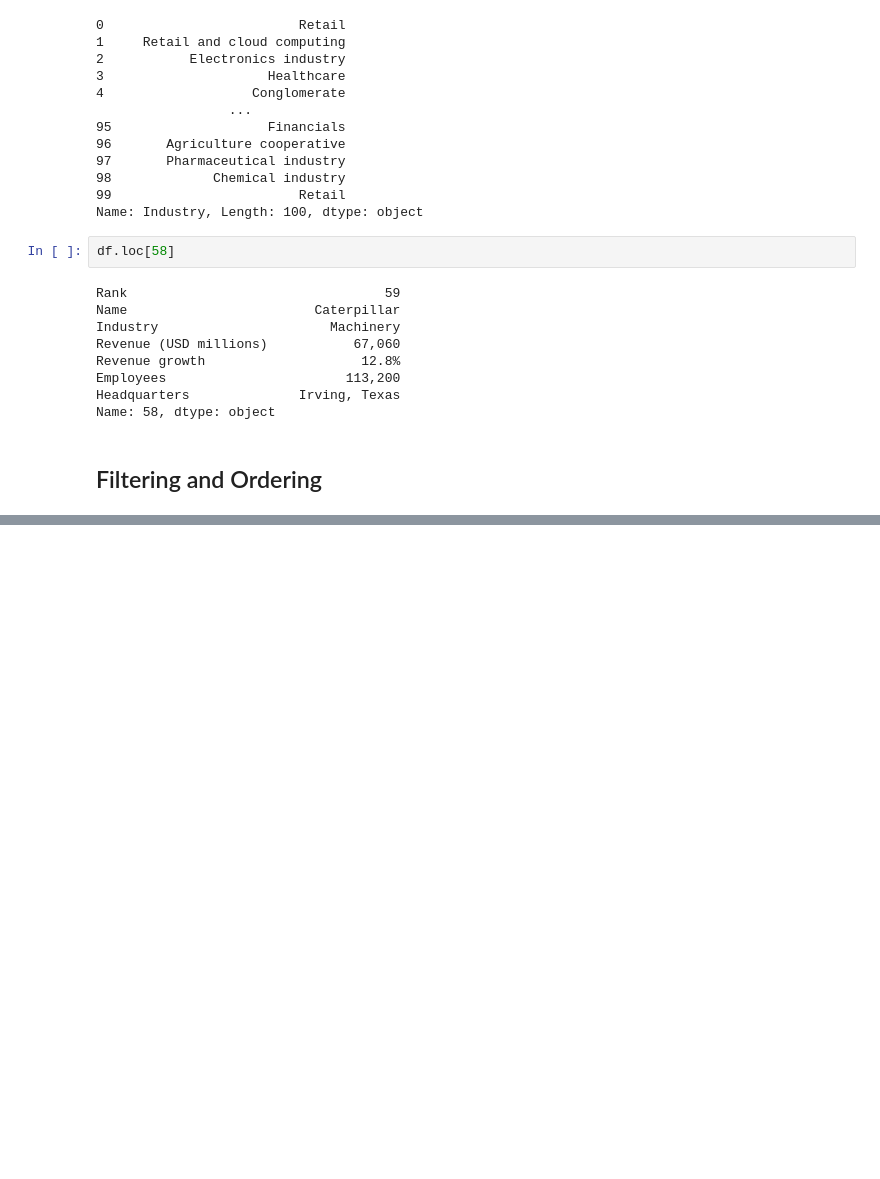
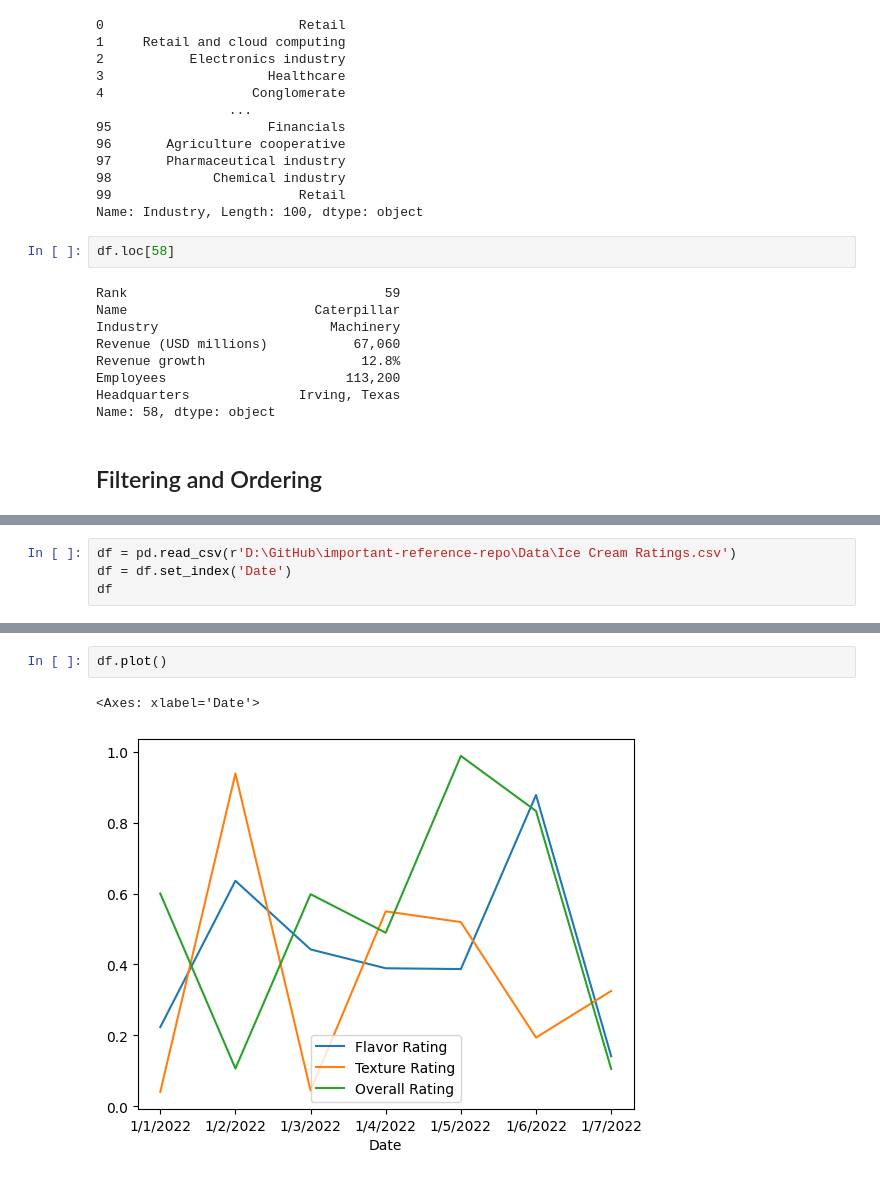
Before and after one commit to csanicola/important-reference-repo, a Jupyter notebook: Online_Courses/YouTube/data_analyst_bootcamp_python.ipynb, the cells around one changed output, grey strips where cells are left out. Saved outputs shown, nothing was run; the diff lists cells and outputs as text; blank space fills up the shorter version.

```diff
--- a/Online_Courses/YouTube/data_analyst_bootcamp_python.ipynb
+++ b/Online_Courses/YouTube/data_analyst_bootcamp_python.ipynb
@@ -1101,0 +1650,4 @@ df[df['Name'].isin(specific_companies)]
+# %%
+df = pd.read_csv(r'D:\GitHub\important-reference-repo\Data\Ice Cream Ratings.csv')
+df = df.set_index('Date')
+df
@@ -1101,0 +1664,5 @@ df[df['Name'].isin(specific_companies)]
+# %%
+df.plot()
+# %% [output]
+<Axes: xlabel='Date'>
+[figure, added]
```
Also changed, not shown: parts of 75 cells of this notebook, 11 other files.
